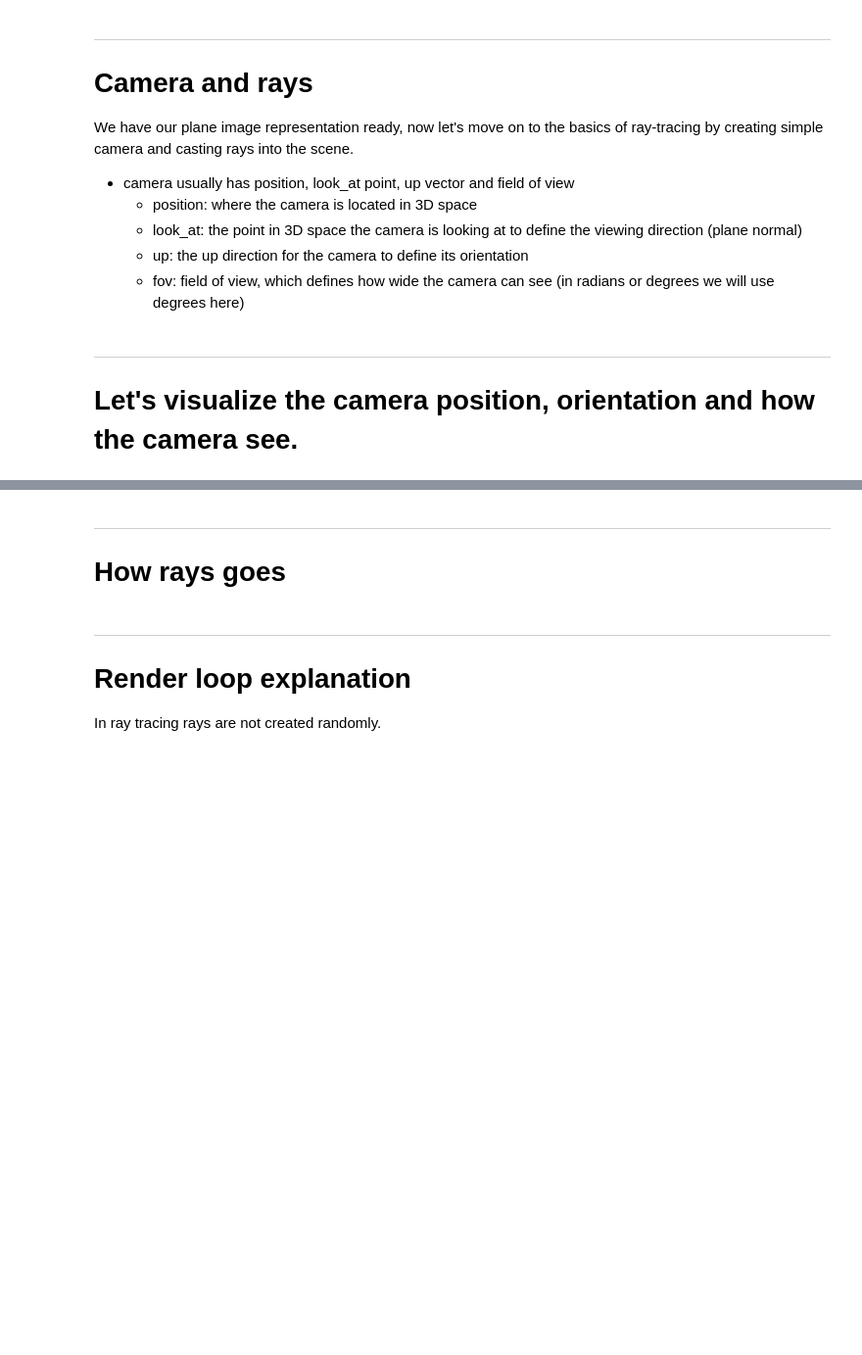
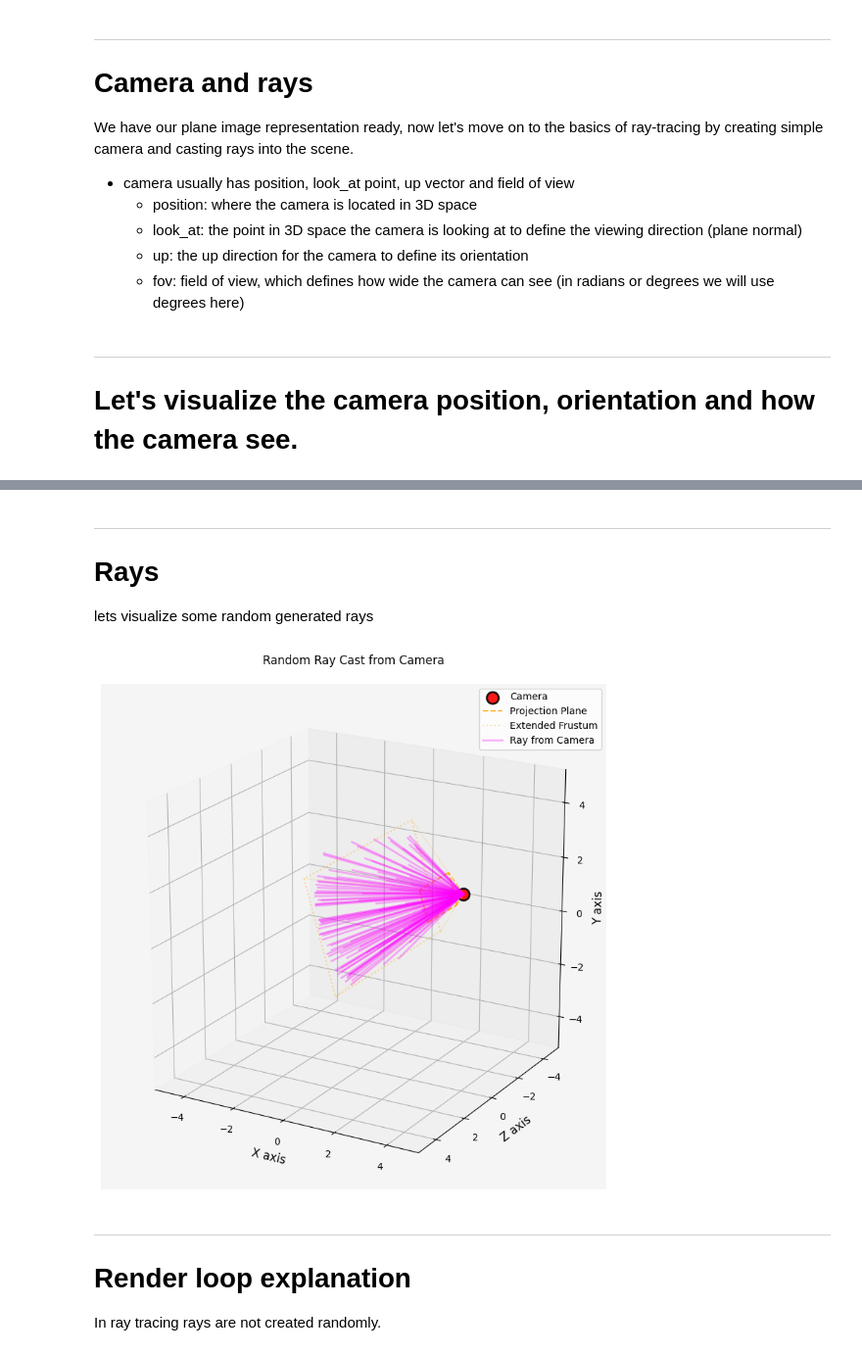
Before and after one commit to HonzaSik/educational-ray-tracer, a Jupyter notebook: notebooks/educational.ipynb, the cells around one changed output, grey strips where cells are left out. Shown at 98% size. Saved outputs shown, nothing was run; the diff lists cells and outputs as text; code cells hidden in the pictures; blank space fills up the shorter version.

```diff
--- a/notebooks/educational.ipynb
+++ b/notebooks/educational.ipynb
@@ -244,7 +237,7 @@ class Camera:
 
         # calculate image plane dimensions based on FOV and aspect ratio
         theta = radians(self.fov_deg)
-        half_height = tan(theta * 0.5) * 1.0
+        half_height = tan(theta * 0.5)
         half_width = self.aspect_ratio * half_height
 
         self.forward = forward
@@ -317,20 +319,24 @@ vis.show()
 # %% [markdown]
 ---
-# How rays goes
+# Rays
+lets visualize some random generated rays
 # %%
 vis.create_empty_scene(size=4.0, figsize=(12, 8), show_axes_labels=False, show_arrows=False, show_grid=True, show_axes=False, show_xyz_labels=True)
 vis.plot_camera_position_and_orientation(camera, show_frustum=True, frustum_depth=5, show_camera_orientation=False)
 
 # random 10 rays from the camera to visualize the ray casting
 for i in range(100):
     u = np.random.uniform(-1, 1)
     v = np.random.uniform(-1, 1)
     ray = camera.make_ray(u, v)
-    vis.visualize_ray(ray, length=5.0, color='magenta')
+    vis.visualize_ray(ray, length=5.0, color='magenta', opacity=0.3, label="Ray from Camera")
 
-vis.set_title("Ray Cast from Camera", fontsize=12)
+vis.show_legend()
+vis.set_title("Random Ray Cast from Camera", fontsize=12)
 vis.savefig("camera_ray.png", dpi=300)
 vis.show()
+# %% [output]
+[figure, added]
 # %% [markdown]
 ---
 # Render loop explanation
```
Also changed, not shown: parts of 22 cells of this notebook, 25 other files.
